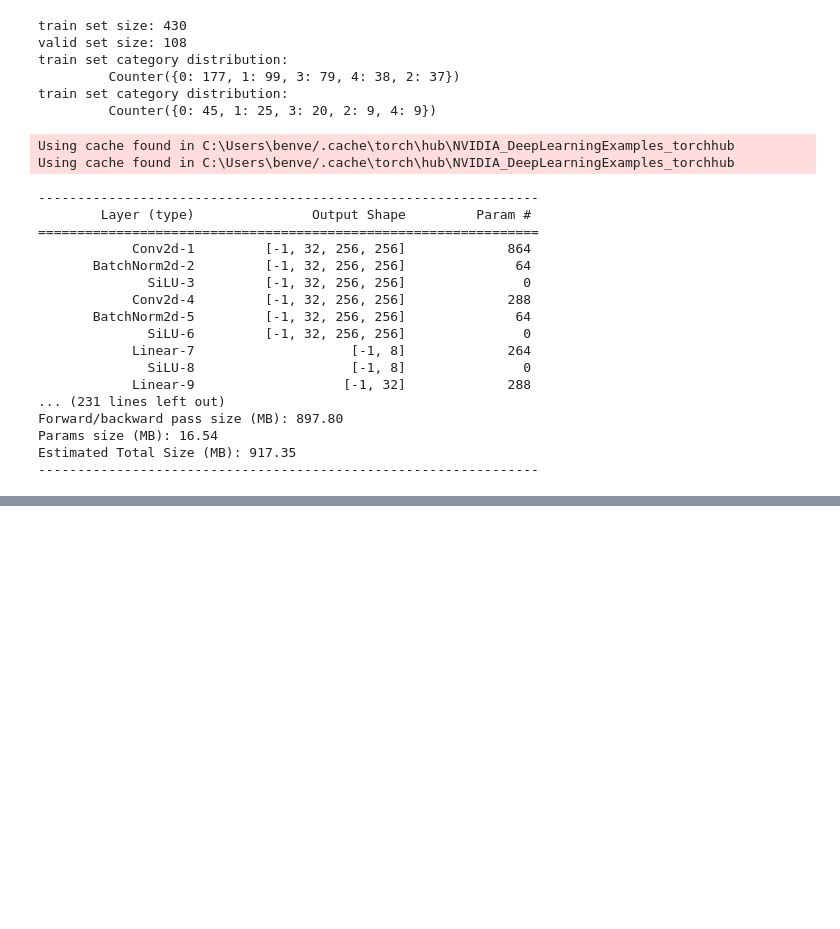
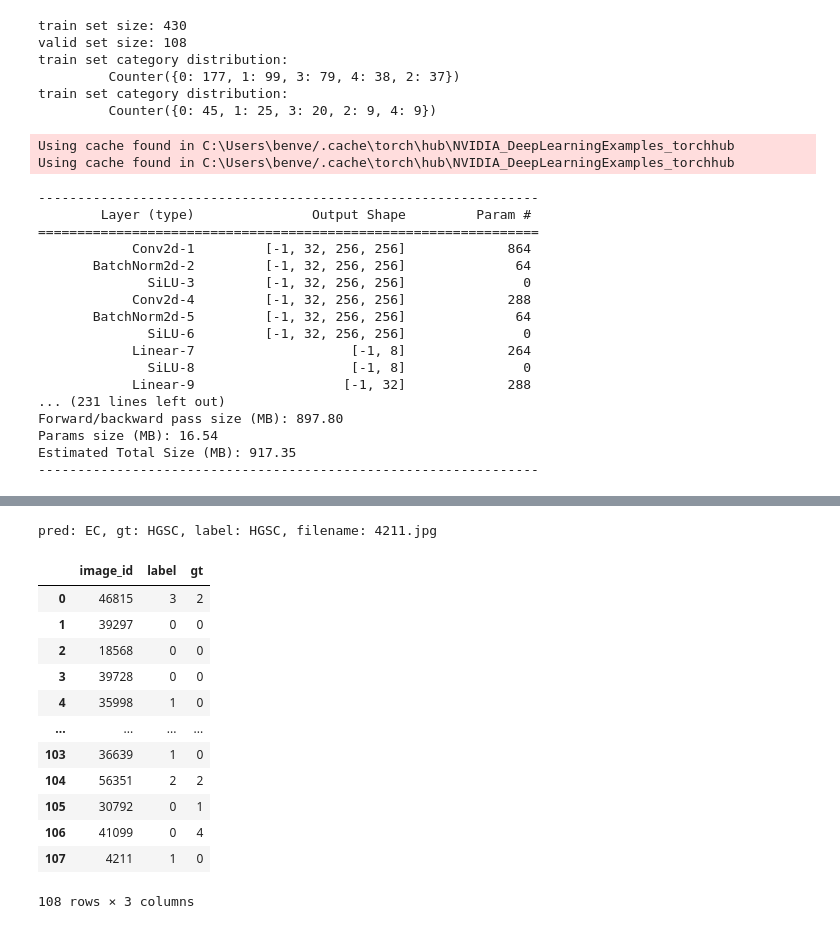
Before and after one commit to YCHuang2112sub/UBCImageClassification, a Jupyter notebook: experiment/exp_efficientnet/a0/train_eval_efficient_net.ipynb, the cells around one changed output, grey strips where cells are left out. Saved outputs shown, nothing was run; the diff lists cells and outputs as text; code cells hidden in the pictures; blank space fills up the shorter version.

Commit message:
gen eval_csv + bg_color to black

```diff
--- a/experiment/exp_efficientnet/a0/train_eval_efficient_net.ipynb
+++ b/experiment/exp_efficientnet/a0/train_eval_efficient_net.ipynb
@@ -273,6 +273,13 @@ class UBCDataset(Dataset):
         image_path, label = self.data[idx]
         image = Image.open(image_path)
         # print(np.max(image), np.min(image))
+
+        image_np = np.array(image)
+        ### white to black
+        mask = (image_np >= np.array([230, 230, 230])).all(axis=-1)
+        image_np[mask] = [0, 0, 0]
+        image = Image.fromarray(image_np)
+
         if self.transform:
             image = self.transform(image)
         if self.target_transform:
@@ -474,7 +490,7 @@ def evaluation(model, valid_dataloader, criteria, device):
 
         valid_balanced_acc = balanced_accuracy_score(y_gt, y_pred)
 
-        return valid_loss, valid_acc, valid_balanced_acc
+        return valid_loss, valid_acc, valid_balanced_acc, y_pred, y_gt
 # %%
 def train(model, train_dataloader, valid_dataloader, optimizer, criteria, num_epochs, eval_patience, device):
     train_loss_list = []
@@ -555,7 +571,7 @@ def train(model, train_dataloader, valid_dataloader, optimizer, criteria, num_ep
         print(f'Elapsed time: {time.strftime("%H:%M:%S", time.gmtime(elapsed_time))}')
         logging.info(f'Elapsed time: {time.strftime("%H:%M:%S", time.gmtime(elapsed_time))}')
 
-        valid_loss, valid_acc, valid_balanced_acc = evaluation(model, valid_dataloader, criteria, device)
+        valid_loss, valid_acc, valid_balanced_acc, _, _ = evaluation(model, valid_dataloader, criteria, device)
 
         valid_loss_list.append(valid_loss)
         valid_acc_list.append(valid_acc)
@@ -814,0 +831,11 @@ plot_train_eval_result(
+# %%
+valid_loss, valid_acc, valid_balanced_acc, y_pred, y_gt = evaluation(best_model_valid_acc, valid_dataloader, criteria, device)
+
+print("valid_loss:", valid_loss, "valid_acc:", valid_acc, "valid_balanced_acc:", valid_balanced_acc)
+
+path_list, labels = zip(*valid_set)
+for pred, gt, label, path in zip(y_pred, y_gt, labels, path_list):
+    # if pred != gt:
+    # if gt != label:
+    filename = path.name
+    print(f"pred: {dict_id_to_label[pred]}, gt: {dict_id_to_label[gt]}, label: {dict_id_to_label[label]}, filename: {filename}")
@@ -815,3 +860,24 @@ plot_train_eval_result(
+# %%
+print(f"pred: {dict_id_to_label[pred]}, gt: {dict_id_to_label[gt]}, label: {dict_id_to_label[label]}, filename: {filename}")
+# put pred, gt, label, filename into a dataframe
+pd_predict = pd.DataFrame({"image_id": [path.name.split(".")[0] for path in path_list], "label": y_pred, "gt": y_gt})
+display(pd_predict)
+pd_predict.to_csv(Path(RESULT_DIR) / "pd_predict.csv", index=False)
+# %% [output]
+pred: EC, gt: HGSC, label: HGSC, filename: 4211.jpg
+|  | image_id | label | gt |
+| 0 | 46815 | 3 | 2 |
+| 1 | 39297 | 0 | 0 |
+| 2 | 18568 | 0 | 0 |
+| 3 | 39728 | 0 | 0 |
+| 4 | 35998 | 1 | 0 |
+| ... | ... | ... | ... |
+| 103 | 36639 | 1 | 0 |
+| 104 | 56351 | 2 | 2 |
+| 105 | 30792 | 0 | 1 |
+| 106 | 41099 | 0 | 4 |
+| 107 | 4211 | 1 | 0 |
+108 rows × 3 columns
 # %%
 # efficientnet = torch.hub.load('NVIDIA/DeepLearningExamples:torchhub', 'nvidia_efficientnet_b0', pretrained=True)
 # utils = torch.hub.load('NVIDIA/DeepLearningExamples:torchhub', 'nvidia_convnets_processing_utils')
```
Also changed, not shown: parts of 5 cells of this notebook, 3 other files.
